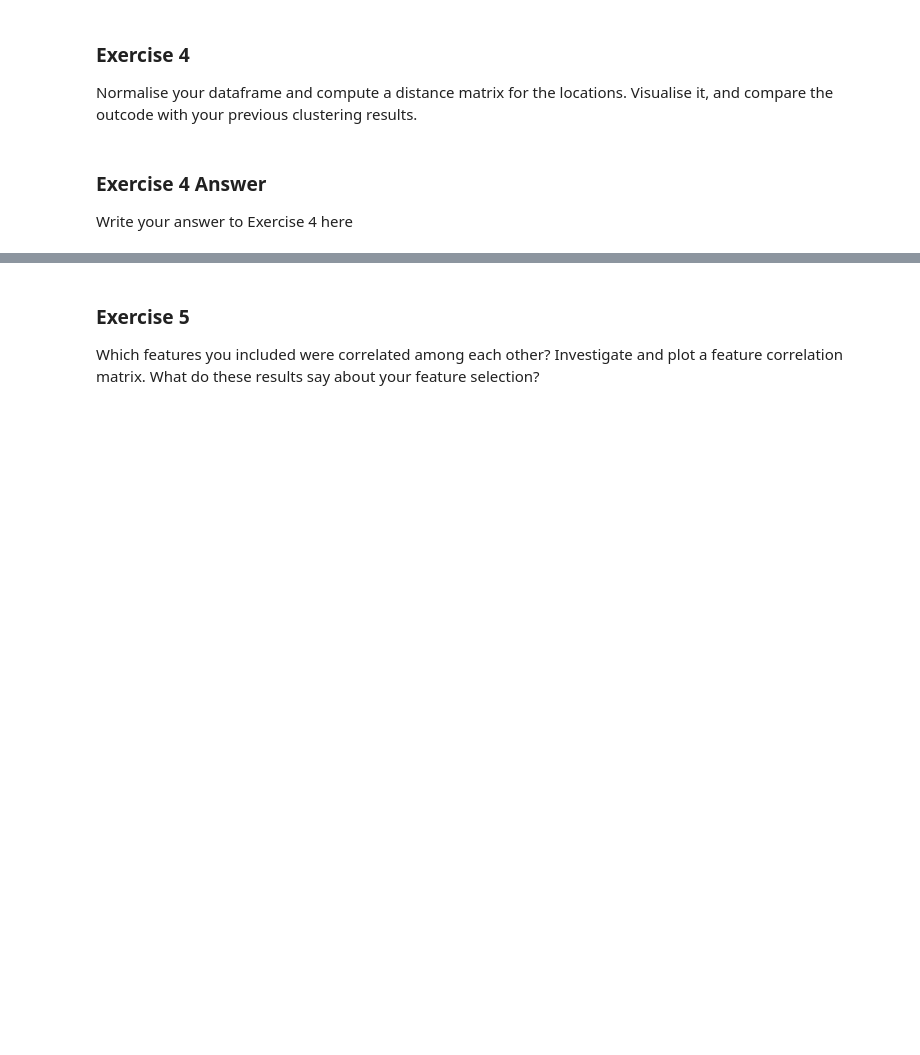
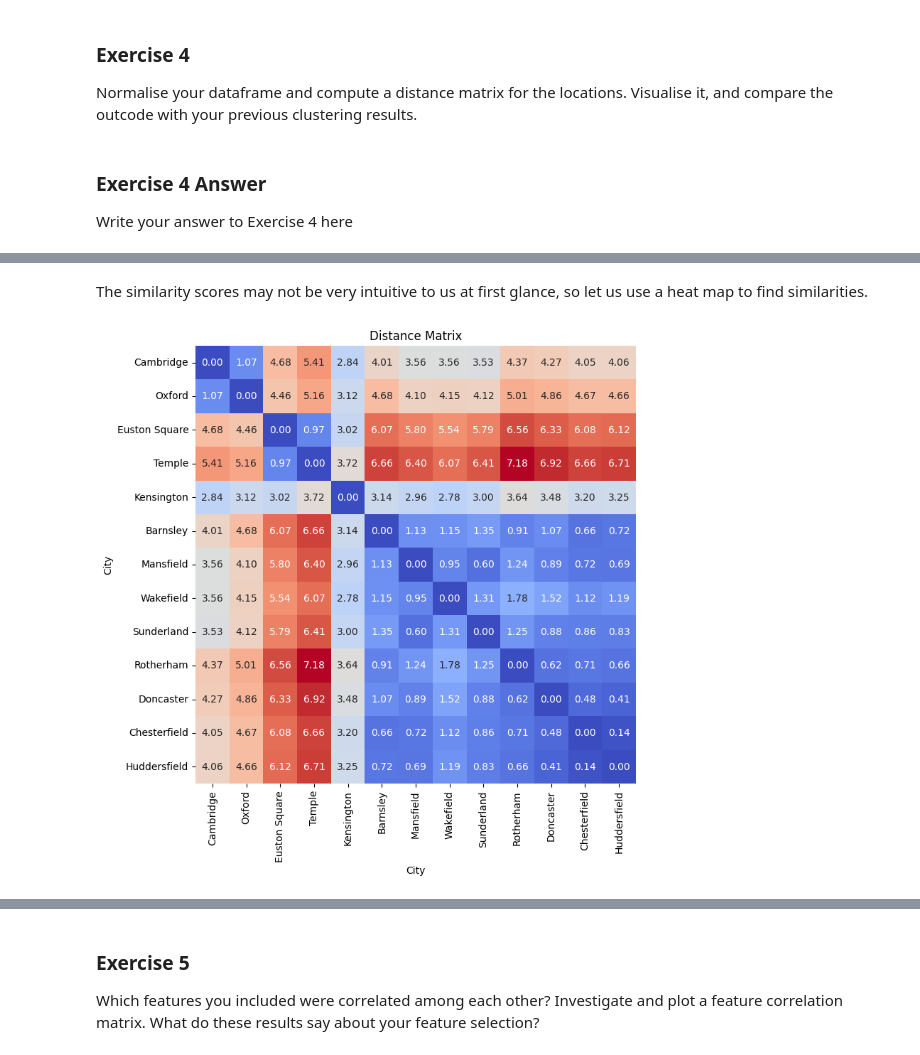
Before and after one commit to chenyilow/cyl68_ads_2024, a Jupyter notebook: _notebooks/02-access-assess-geospatial.ipynb, the cells around one changed output, grey strips where cells are left out. Drawn from its saved outputs; the diff is of its cells as text; code cells hidden in the pictures; blank space fills up the shorter version.

```diff
--- a/_notebooks/02-access-assess-geospatial.ipynb
+++ b/_notebooks/02-access-assess-geospatial.ipynb
@@ -613,2 +648,10 @@ Write your answer to Exercise 4 here
 # %%
 # Use this box for any code you need
+
+features = pd_data.drop(columns='City') # extract only columns with integers
+
+scaler = StandardScaler()
+normalised_data = scaler.fit_transform(features) # normalises the data frame such that each value is adjusted to the values in the feature column.
+distance_matrix = pairwise_distances(normalised_data)
+distance_df = pd.DataFrame(distance_matrix, index=pd_data["City"], columns=pd_data["City"])
+distance_df
@@ -614,0 +674,9 @@ Write your answer to Exercise 4 here
+# %% [markdown]
+The similarity scores may not be very intuitive to us at first glance, so let us use a heat map to find similarities.
+# %%
+plt.figure(figsize=(8, 8))
+sns.heatmap(distance_df, annot=True, cmap='coolwarm', fmt=".2f", cbar=False)
+plt.title("Distance Matrix")
+plt.show()
+# %% [output]
+[figure, added]
```
Also changed, not shown: parts of 25 cells of this notebook.
